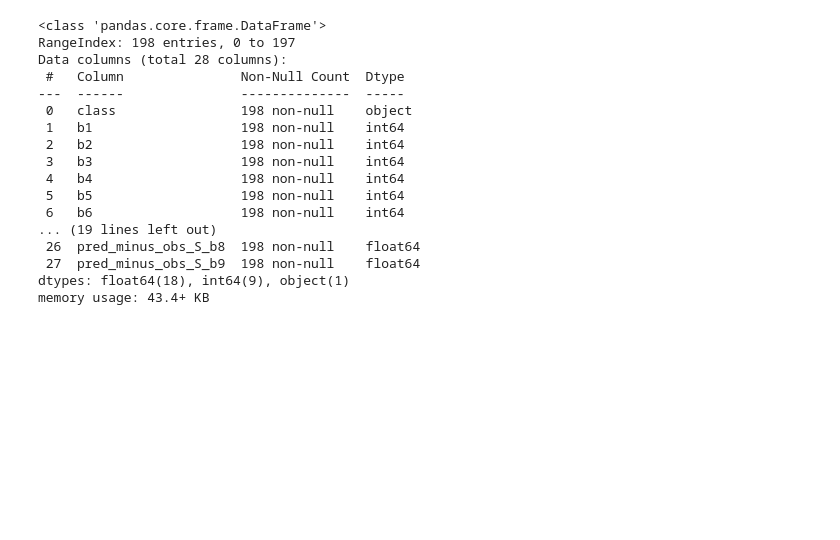
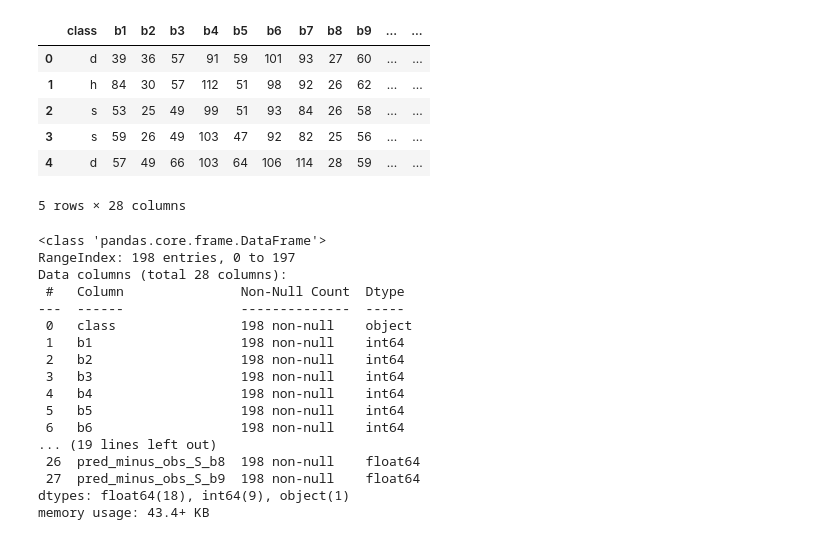
Before and after one commit to CyberGoat9152/ML_estudy, a Jupyter notebook: Forest/main.ipynb, the cells around one changed output. Cells and saved outputs as stored; diff of their text form; code cells hidden in the pictures; blank space fills up the shorter version.

```diff
--- a/Forest/Untitled.ipynb
+++ b/Forest/main.ipynb
@@ -7,6 +7,16 @@ import matplotlib.pyplot as plt
 %matplotlib notebook
 # %%
 data = pd.read_csv('data/training.csv')
+# %%
+data.head(5)
+# %% [output]
+|  | class | b1 | b2 | b3 | b4 | b5 | b6 | b7 | b8 | b9 | ... | ... |
+| 0 | d | 39 | 36 | 57 | 91 | 59 | 101 | 93 | 27 | 60 | ... | ... |
+| 1 | h | 84 | 30 | 57 | 112 | 51 | 98 | 92 | 26 | 62 | ... | ... |
+| 2 | s | 53 | 25 | 49 | 99 | 51 | 93 | 84 | 26 | 58 | ... | ... |
+| 3 | s | 59 | 26 | 49 | 103 | 47 | 92 | 82 | 25 | 56 | ... | ... |
+| 4 | d | 57 | 49 | 66 | 103 | 64 | 106 | 114 | 28 | 59 | ... | ... |
+5 rows × 28 columns
 # %%
 data.info()
 # %% [output]
```
Also changed, not shown: parts of 14 cells of this notebook, 1 other file.
